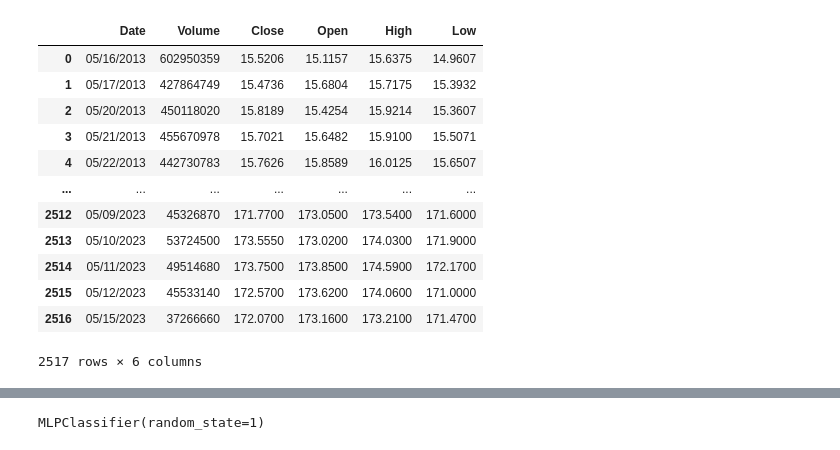
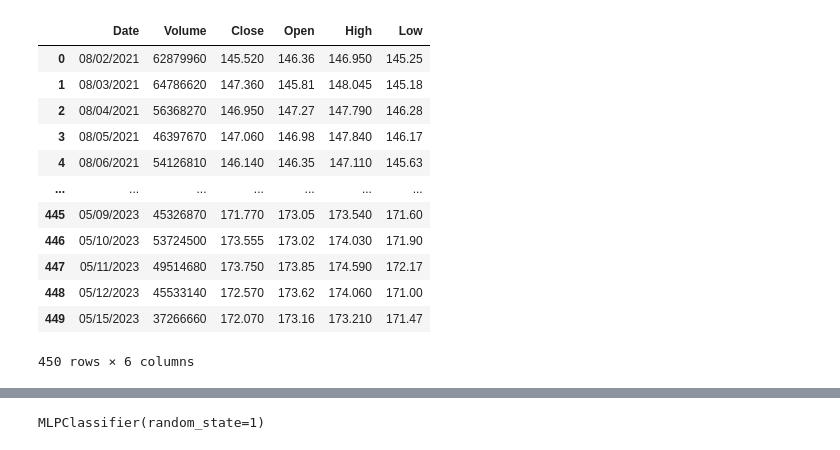
Before and after one commit to PhillipFeldman/StocksAI, a Jupyter notebook: Improve_Model2.ipynb, the cells around one changed output, grey strips where cells are left out. Cells and saved outputs as stored; diff of their text form; code cells hidden in the pictures.

```diff
--- a/Improve_Model2.ipynb
+++ b/Improve_Model2.ipynb
@@ -147,24 +155,25 @@ def fix_reverse(apple2):
     return apple2.loc[::-1].reset_index(drop=True)
 # %%
 apple = pd.read_csv(path5+"aapl_historical.csv")
+apple = apple.iloc[:450]
 apple2 = apple.copy(deep=True)
 fix_dollars(apple2)
 apple2 = fix_reverse(apple2)
 apple2
 # %% [output]
 |  | Date | Volume | Close | Open | High | Low |
-| 0 | 05/16/2013 | 602950359 | 15.5206 | 15.1157 | 15.6375 | 14.9607 |
-| 1 | 05/17/2013 | 427864749 | 15.4736 | 15.6804 | 15.7175 | 15.3932 |
-| 2 | 05/20/2013 | 450118020 | 15.8189 | 15.4254 | 15.9214 | 15.3607 |
-| 3 | 05/21/2013 | 455670978 | 15.7021 | 15.6482 | 15.9100 | 15.5071 |
-| 4 | 05/22/2013 | 442730783 | 15.7626 | 15.8589 | 16.0125 | 15.6507 |
+| 0 | 08/02/2021 | 62879960 | 145.520 | 146.36 | 146.950 | 145.25 |
+| 1 | 08/03/2021 | 64786620 | 147.360 | 145.81 | 148.045 | 145.18 |
+| 2 | 08/04/2021 | 56368270 | 146.950 | 147.27 | 147.790 | 146.28 |
+| 3 | 08/05/2021 | 46397670 | 147.060 | 146.98 | 147.840 | 146.17 |
+| 4 | 08/06/2021 | 54126810 | 146.140 | 146.35 | 147.110 | 145.63 |
 | ... | ... | ... | ... | ... | ... | ... |
-| 2512 | 05/09/2023 | 45326870 | 171.7700 | 173.0500 | 173.5400 | 171.6000 |
-| 2513 | 05/10/2023 | 53724500 | 173.5550 | 173.0200 | 174.0300 | 171.9000 |
-| 2514 | 05/11/2023 | 49514680 | 173.7500 | 173.8500 | 174.5900 | 172.1700 |
-| 2515 | 05/12/2023 | 45533140 | 172.5700 | 173.6200 | 174.0600 | 171.0000 |
-| 2516 | 05/15/2023 | 37266660 | 172.0700 | 173.1600 | 173.2100 | 171.4700 |
+| 445 | 05/09/2023 | 45326870 | 171.770 | 173.05 | 173.540 | 171.60 |
+| 446 | 05/10/2023 | 53724500 | 173.555 | 173.02 | 174.030 | 171.90 |
+| 447 | 05/11/2023 | 49514680 | 173.750 | 173.85 | 174.590 | 172.17 |
+| 448 | 05/12/2023 | 45533140 | 172.570 | 173.62 | 174.060 | 171.00 |
+| 449 | 05/15/2023 | 37266660 | 172.070 | 173.16 | 173.210 | 171.47 |
-2517 rows × 6 columns
+450 rows × 6 columns
 # %%
 fix_date(apple2)
 apple2
```
Also changed, not shown: parts of 32 cells of this notebook.
